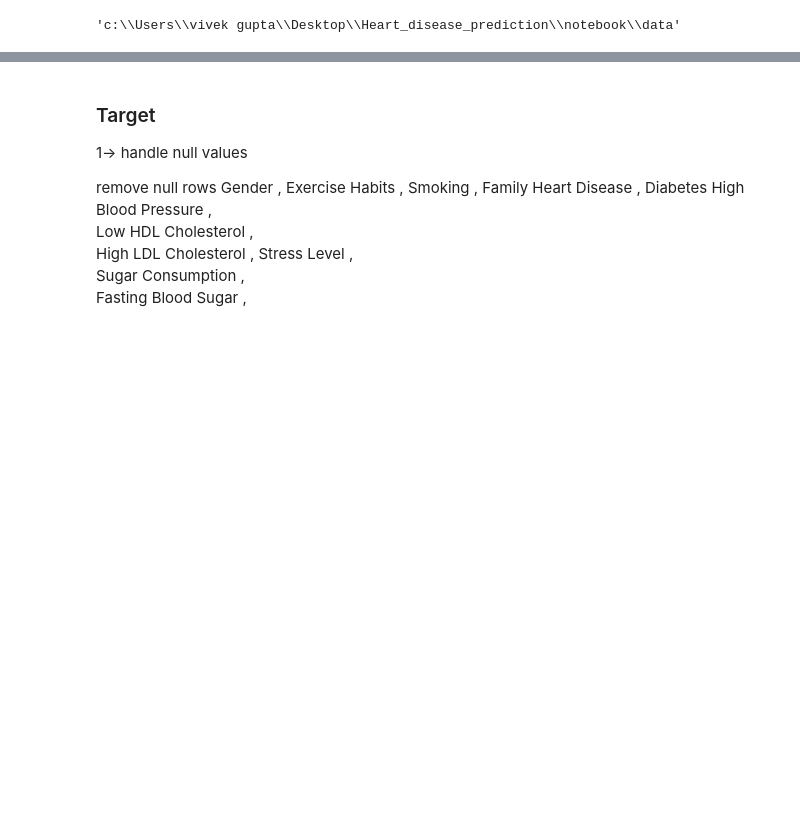
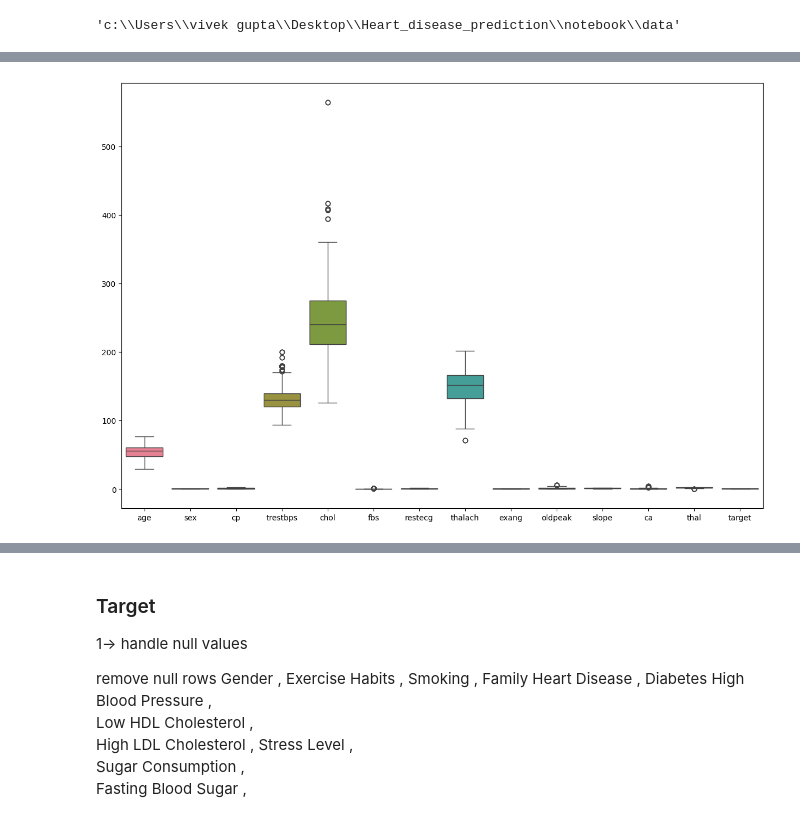
Before and after one commit to vivek34561/End-to-End-Heart-Disease-Prediction, a Jupyter notebook: notebook/data/EDA_heart_disease.ipynb, the cells around one changed output, grey strips where cells are left out. Drawn from its saved outputs; the diff is of its cells as text; code cells hidden in the pictures; blank space fills up the shorter version.

```diff
--- a/notebook/data/EDA_heart_disease.ipynb
+++ b/notebook/data/EDA_heart_disease.ipynb
@@ -23,0 +52,6 @@ df.head()
+# %%
+plt.figure(figsize=(15, 10))
+sns.boxplot(data=df)
+plt.show()
+# %% [output]
+[figure, added]
```
Also changed, not shown: parts of 51 cells of this notebook, 29 other files.
